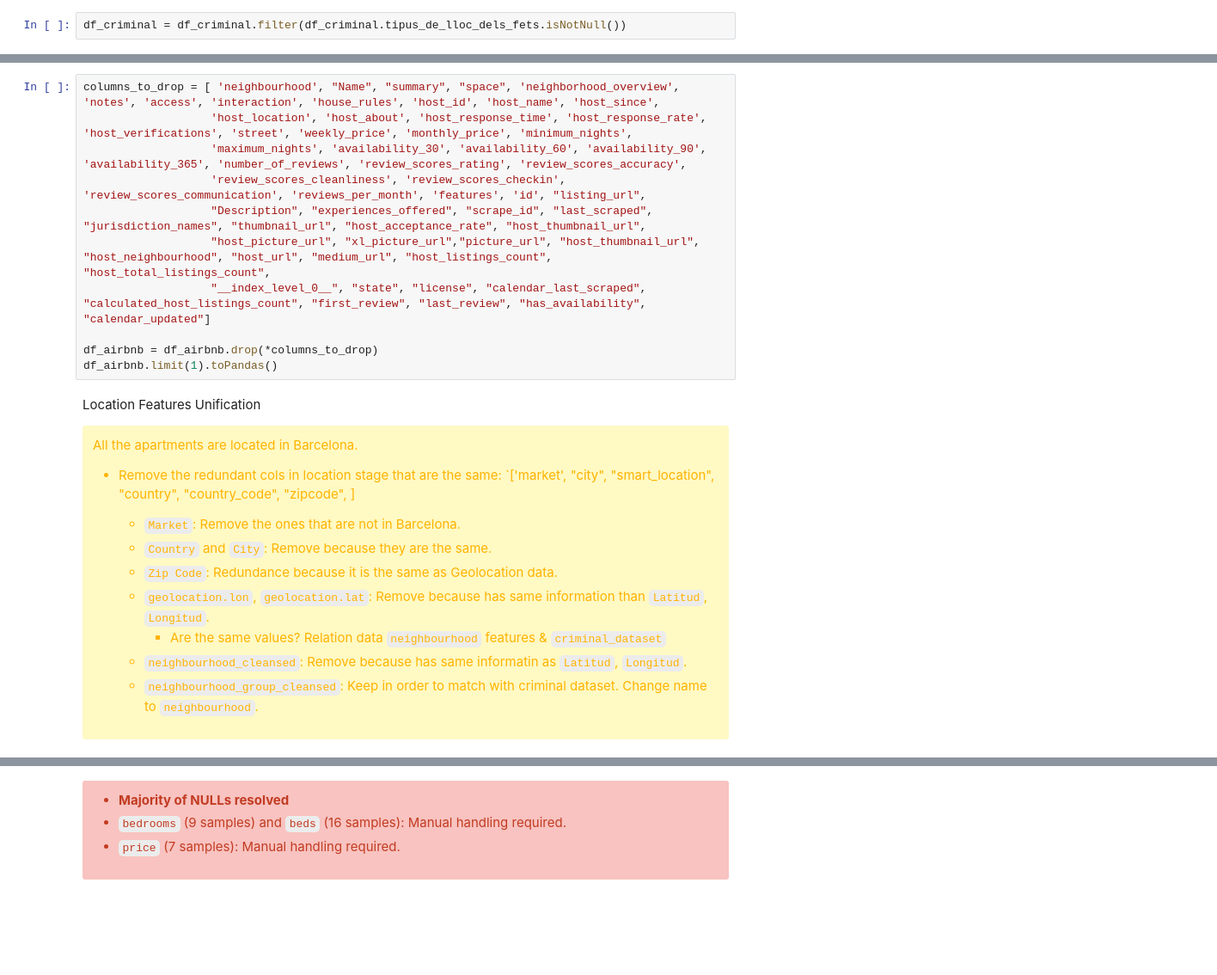
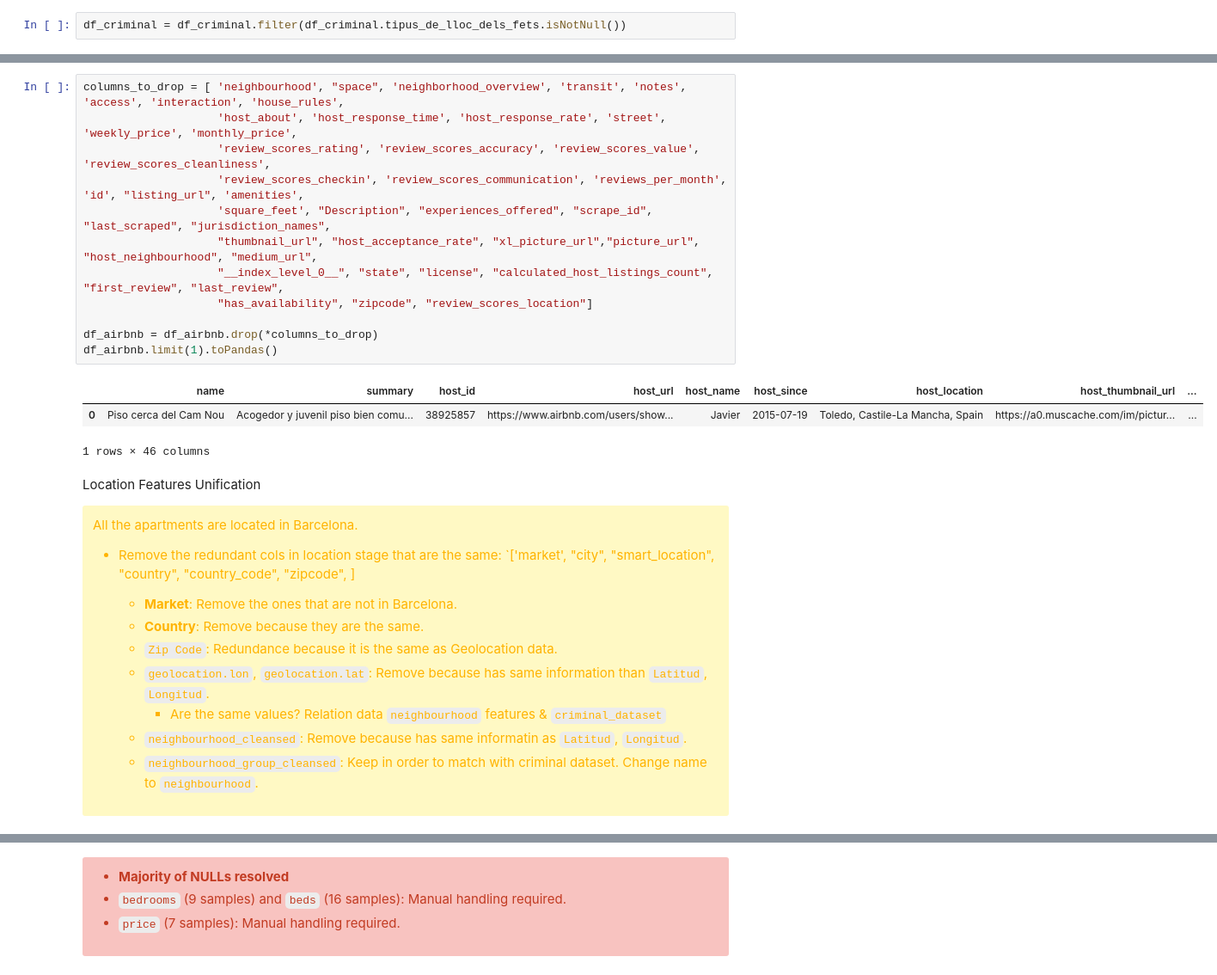
Before and after one commit to elenaalegret/Semantic_Data_Management-AI, a Jupyter notebook: data_quality_pipeline/DataQualityPipeline.ipynb, the cells around one changed output, grey strips where cells are left out. Shown at 86% size. Saved outputs shown, nothing was run; the diff lists cells and outputs as text; blank space fills up the shorter version.

```diff
--- a/data_quality_pipeline/DataQualityPipeline.ipynb
+++ b/data_quality_pipeline/DataQualityPipeline.ipynb
@@ -440,14 +447,19 @@ df_airbnb.limit(1).toPandas()
 # %%
-columns_to_drop = [ 'neighbourhood', "Name", "summary", "space", 'neighborhood_overview', 'notes', 'access', 'interaction', 'house_rules', 'host_id', 'host_name', 'host_since',
-                   'host_location', 'host_about', 'host_response_time', 'host_response_rate', 'host_verifications', 'street', 'weekly_price', 'monthly_price', 'minimum_nights',
-                   'maximum_nights', 'availability_30', 'availability_60', 'availability_90', 'availability_365', 'number_of_reviews', 'review_scores_rating', 'review_scores_accuracy',
-                   'review_scores_cleanliness', 'review_scores_checkin', 'review_scores_communication', 'reviews_per_month', 'features', 'id', "listing_url",
-                   "Description", "experiences_offered", "scrape_id", "last_scraped", "jurisdiction_names", "thumbnail_url", "host_acceptance_rate", "host_thumbnail_url",
-                   "host_picture_url", "xl_picture_url","picture_url", "host_thumbnail_url", "host_neighbourhood", "host_url", "medium_url", "host_listings_count", "host_total_listings_count",
-                   "__index_level_0__", "state", "license", "calendar_last_scraped", "calculated_host_listings_count", "first_review", "last_review", "has_availability", "calendar_updated"]
+columns_to_drop = [ 'neighbourhood', "space", 'neighborhood_overview', 'transit', 'notes', 'access', 'interaction', 'house_rules',
+                    'host_about', 'host_response_time', 'host_response_rate', 'street', 'weekly_price', 'monthly_price',
+                    'review_scores_rating', 'review_scores_accuracy', 'review_scores_value', 'review_scores_cleanliness',
+                    'review_scores_checkin', 'review_scores_communication', 'reviews_per_month', 'id', "listing_url", 'amenities',
+                    'square_feet', "Description", "experiences_offered", "scrape_id", "last_scraped", "jurisdiction_names",
+                    "thumbnail_url", "host_acceptance_rate", "xl_picture_url","picture_url",  "host_neighbourhood", "medium_url",
+                    "__index_level_0__", "state", "license", "calculated_host_listings_count", "first_review", "last_review",
+                    "has_availability", "zipcode", "review_scores_location"]
 
 df_airbnb = df_airbnb.drop(*columns_to_drop)
 df_airbnb.limit(1).toPandas()
+# %% [output]
+|  | name | summary | host_id | host_url | host_name | host_since | host_location | host_thumbnail_url | ... |
+| 0 | Piso cerca del Cam Nou | Acogedor y juvenil piso bien comu... | 38925857 | https://www.airbnb.com/users/show... | Javier | 2015-07-19 | Toledo, Castile-La Mancha, Spain | https://a0.muscache.com/im/pictur... | ... |
+1 rows × 46 columns
 # %% [markdown]
 Location Features Unification
 
@@ -456,8 +468,8 @@ All the apartments are located in Barcelona.
 
 - Remove the redundant cols in location stage that are the same: `['market', "city", "smart_location", "country", "country_code", "zipcode", ]
 
-    - `Market`: Remove the ones that are not in Barcelona.
-    - `Country` and `City`: Remove because they are the same.
+    - **Market**: Remove the ones that are not in Barcelona.
+    - **Country**: Remove because they are the same.
     - `Zip Code`: Redundance because it is the same as Geolocation data.
     - `geolocation.lon`, `geolocation.lat`: Remove because has same information than `Latitud`, `Longitud`.
         - Are the same values?  Relation data `neighbourhood` features & `criminal_dataset`
```
Also changed, not shown: parts of 62 cells of this notebook, 25 other files.
